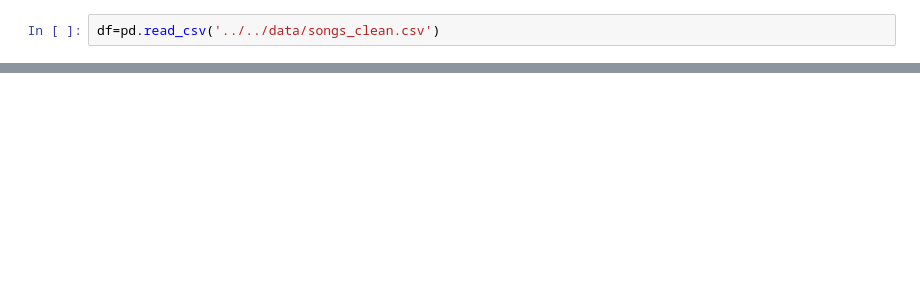
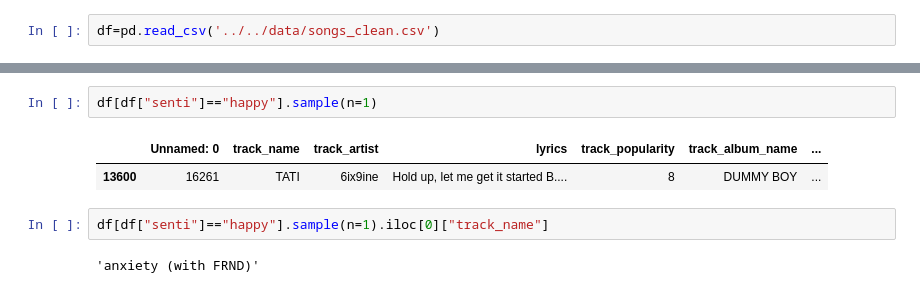
Before and after one commit to Jorge-Doncel/Song-for-your-mood, a Jupyter notebook: workDirectory/notebooks/final.ipynb, the cells around one changed output, grey strips where cells are left out. Saved outputs shown, nothing was run; the diff lists cells and outputs as text; blank space fills up the shorter version.

```diff
--- a/workDirectory/notebooks/final.ipynb
+++ b/workDirectory/notebooks/final.ipynb
@@ -70,3 +70,12 @@ df.head()
 | 2 | 3 | Baby It's Cold Outside (feat. Chr... | CeeLo Green | I really can't stay Baby it's col... | 41 | CeeLo's Magic Moment | ... |
 | 3 | 4 | Dumb Litty | KARD | Get up out of my business You don... | 65 | KARD 2nd Digital Single ‘Dumb Litty’ | ... |
 | 4 | 5 | Soldier | James TW | Hold your breath, don't look down... | 70 | Chapters | ... |
+# %%
+df[df["senti"]=="happy"].sample(n=1)
+# %% [output]
+|  | Unnamed: 0 | track_name | track_artist | lyrics | track_popularity | track_album_name | ... |
+| 13600 | 16261 | TATI | 6ix9ine | Hold up, let me get it started B.... | 8 | DUMMY BOY | ... |
+# %%
+df[df["senti"]=="happy"].sample(n=1).iloc[0]["track_name"]
+# %% [output]
+'anxiety (with FRND)'
```
Also changed, not shown: parts of 3 cells of this notebook, 8 other files.
